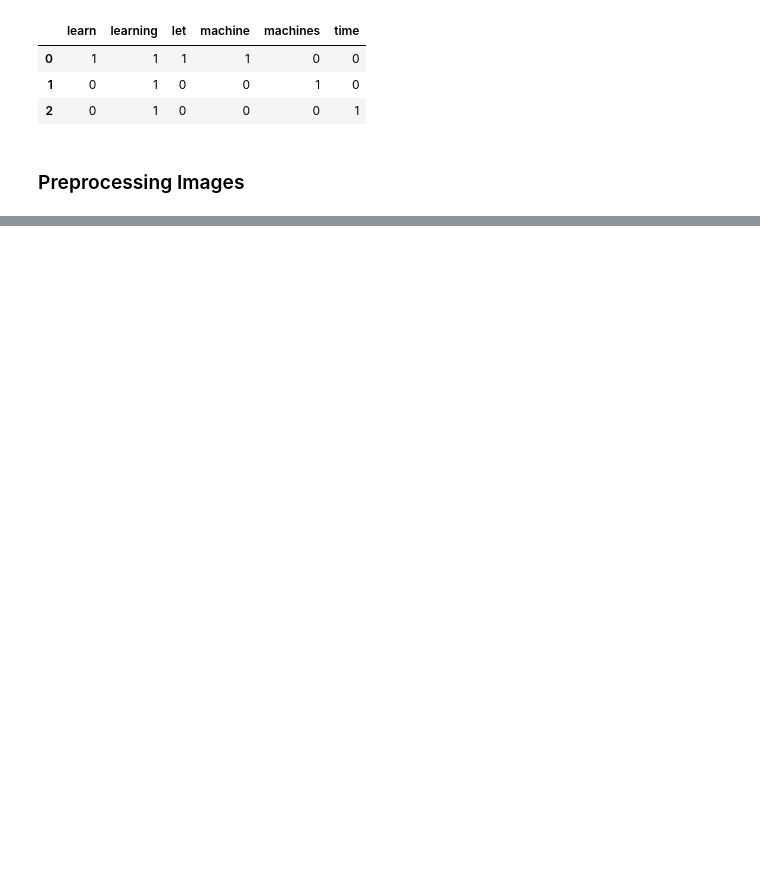
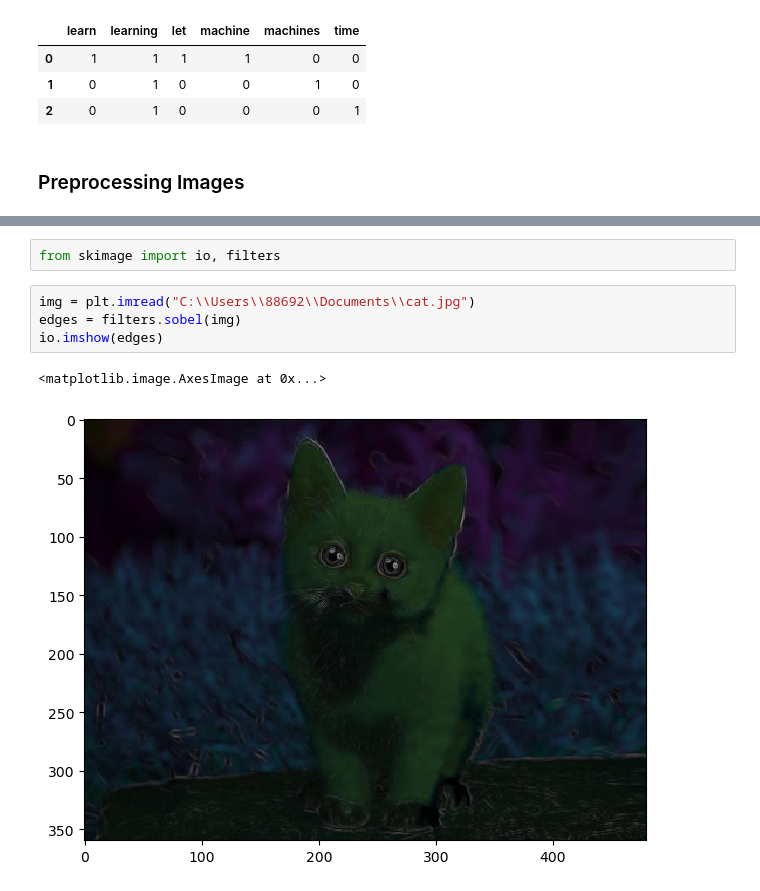
Before and after one commit to micYn/Hands-on-Machine-Learning-with-Python, a Jupyter notebook: scikit learn/data preparation.ipynb, the cells around one changed output, grey strips where cells are left out. Saved outputs shown, nothing was run; the diff lists cells and outputs as text; blank space fills up the shorter version.

```diff
--- a/scikit learn/data preparation.ipynb
+++ b/scikit learn/data preparation.ipynb
@@ -152,0 +161,9 @@ pd.DataFrame(X, columns=matrix.get_feature_names_out())
+# %%
+from skimage import io, filters
+# %%
+img = plt.imread("C:\\Users\\88692\\Documents\\cat.jpg")
+edges = filters.sobel(img)
+io.imshow(edges)
+# %% [output]
+<matplotlib.image.AxesImage at 0x...>
+[figure, added]
```
Also changed, not shown: parts of 9 cells of this notebook, 1 other file.
